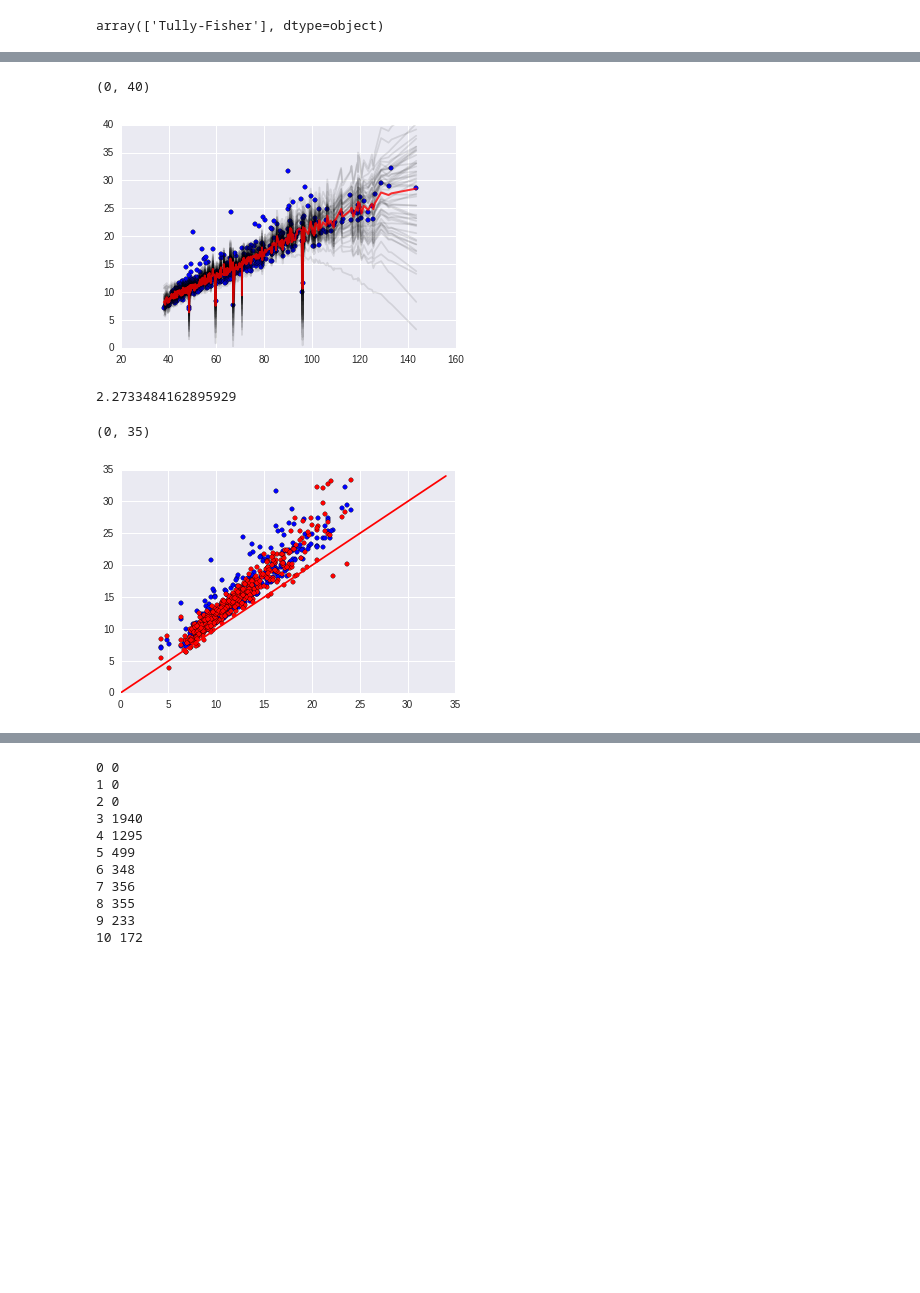
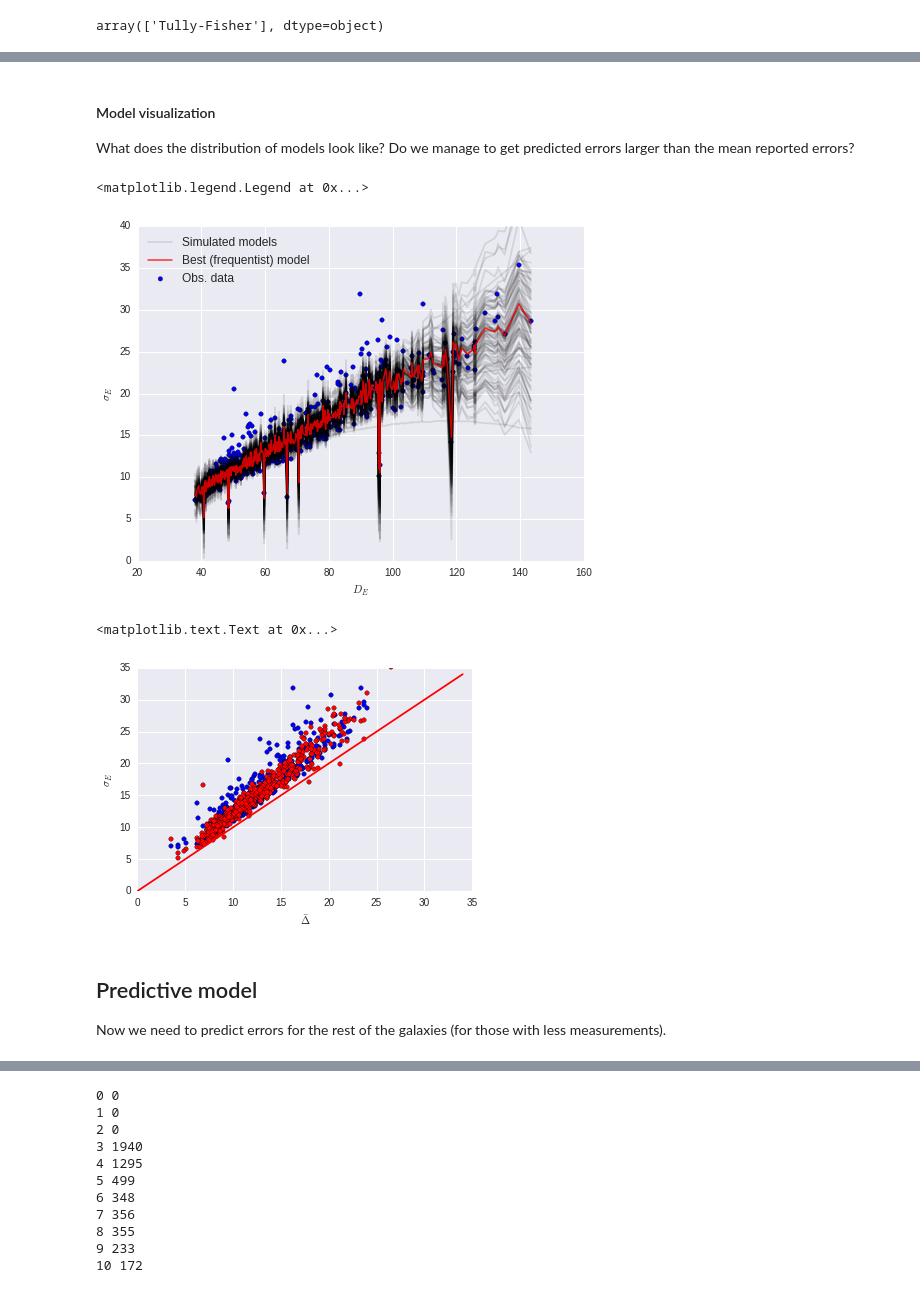
Before and after one commit to saint-germain/anisotropias, a Jupyter notebook: erroranalysis.ipynb, the cells around one changed output, grey strips where cells are left out. Drawn from its saved outputs; the diff is of its cells as text; code cells hidden in the pictures; blank space fills up the shorter version.

Commit message:
the f-ing model

```diff
--- a/erroranalysis.ipynb
+++ b/erroranalysis.ipynb
@@ -351,8 +94,0 @@ Rejection rate (%): 5.34
-# %%
-for j in range(4):
-    autocorr=[]
-    for i in range(100):
-        autocorr.append(emcee.autocorr.integrated_time(sampler.chain[i,:,j],c=2))
-    autocorr=np.asarray(autocorr)
-    plt.hist(autocorr,alpha=0.5)
-    print autocorr.mean(),autocorr.std()
@@ -360,0 +388,24 @@ AutocorrError: The chain is too short to reliably estimate the autocorrelation t
+# %%
+discobs=[]
+discsim=[]
+nrealiz=50000
+for m,b,n,f in samples[np.random.randint(len(samples), size=nrealiz)]: # draw Theta_i from posterior predictive, do this 5000 times
+    AAA=samples[np.random.randint(len(samples), size=len(x))]
+    y_sim=AAA[:,0]*x+AAA[:,1]+AAA[:,2]*x**2+AAA[:,3]*yerr # create a synthetic dataset
+    yexp=m*x+b+n*x**2+f*yerr # calculate expected values from Theta_i
+# Calculate discrepancies using the Freeman-Tukey statistic
+    discobs.append(((np.sqrt(y)-np.sqrt(yexp))**2).sum())
+    discsim.append(((np.sqrt(y_sim)-np.sqrt(yexp))**2).sum())
+discobs=np.asarray(discobs)
+discsim=np.asarray(discsim)
+plt.figure(figsize=(6,6))
+plt.scatter(discobs,discsim)
+print "Bayesian p-value:", (discobs<discsim).sum()*1./len(discobs)
+# the model sometimes predicts negative values for errors, such datasets are rejected:
+print "Rejection rate (%):", np.isnan(discsim).sum()*100./len(discsim)
+ppp=np.arange(200)
+plt.plot(ppp,ppp,c='r')
+plt.xlabel("Observed discrepancies")
+plt.ylabel("Simulated discrepancies")
+plt.xlim(0,200)
+plt.ylim(0,200)
@@ -372,24 +470,27 @@ plt.scatter(observed_values,expected_values)
+# %% [markdown]
+#### Model visualization
+
+What does the distribution of models look like? Do we manage to get predicted errors larger than the mean reported errors?
 # %%
+plt.figure(figsize=(8,6))
 xl, yerrl = (list(x) for x in zip(*sorted(zip(x, yerr))))
 xl,yerrl=np.asarray(xl),np.asarray(yerrl)
-for m, b, n, f in samples[np.random.randint(len(samples), size=50)]:
+for m, b, n, f in samples[np.random.randint(len(samples), size=100)]: # Draw model "lines" from posterior predictive
     plt.plot(xl, m*xl+b+n*xl**2+f*yerrl, color="k", alpha=0.1)
-plt.plot(xl, meanest[0]*xl+meanest[1]+meanest[2]*xl**2+meanest[3]*yerrl, color="r", lw=2, alpha=0.8)
-plt.scatter(x,y)
+plt.plot(xl, m*xl+b+n*xl**2+f*yerrl, color="k", alpha=0.1,label="Simulated models")
+plt.plot(xl, meanest[0]*xl+meanest[1]+meanest[2]*xl**2+meanest[3]*yerrl, color="r", lw=1.5, alpha=0.8,label="Best (frequentist) model")
+plt.scatter(x,y,label="Obs. data")
 plt.ylim(0,40)
+plt.xlabel(r"$D_E$")
+plt.ylabel(r"$\sigma_E$")
+plt.legend(loc='upper left',
+           ncol=1,
+           fontsize=12)
 # %% [output]
-(0, 40)
+<matplotlib.legend.Legend at 0x...>
-[figure, old version]
+[figure, new version]
-# %%
-negsim=[]
-for m, b, n, f in samples[np.random.randint(len(samples), size=5000)]:
-    negsim.append((m*xl+b+n*x**2+f*yerrl<0).sum()*100./len(x))
-negsim=np.asarray(negsim)
-negsim.mean()
-# %% [output]
-2.2733484162895929
 # %%
-# gmm-fitted sigma vs reported error
+# model-predicted sigma vs mean reported error
 AAA=samples[np.random.randint(len(samples), size=len(x))]
 xx=errlist[(errlist[:,0]!=0)][:,6][filter]
 yy=errlist[(errlist[:,0]!=0)][:,2][filter]
@@ -399,6 +500,8 @@ aaa=35
 plt.plot(range(aaa),range(aaa),c='r')
 plt.xlim(0,aaa)
 plt.ylim(0,aaa)
+plt.xlabel(r"$\bar{\Delta}$")
+plt.ylabel(r"$\sigma_E$")
 # %% [output]
-(0, 35)
+<matplotlib.text.Text at 0x...>
-[figure, old version]
+[figure, new version]
@@ -407,2 +511,6 @@ np.savetxt('posteriorpredictive.txt',samples)
+# %% [markdown]
+## Predictive model
+
+Now we need to predict errors for the rest of the galaxies (for those with less measurements).
 # %%
 %%time
```
Also changed, not shown: parts of 75 cells of this notebook.
